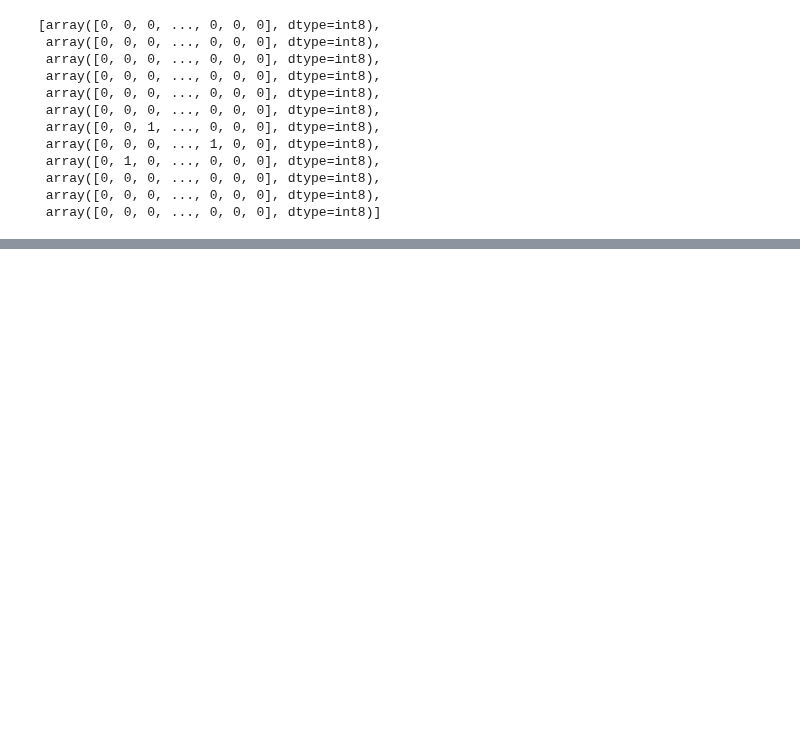
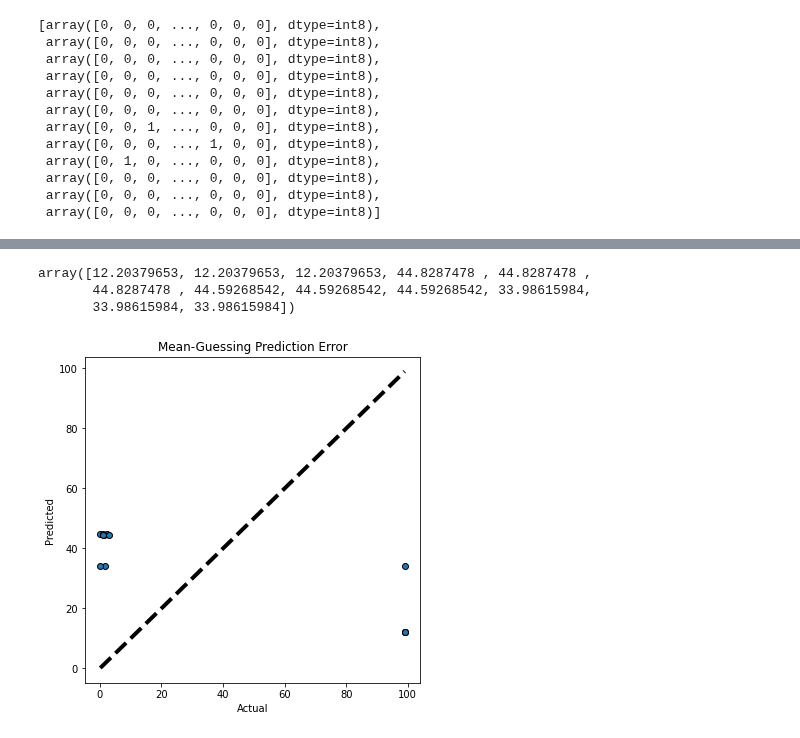
Before and after one commit to JacksonBurns/ArClOTs, a Jupyter notebook: ArClOTs_analysis.ipynb, the cells around one changed output, grey strips where cells are left out. Cells and saved outputs as stored; diff of their text form; code cells hidden in the pictures; blank space fills up the shorter version.

Commit message:
dummy models done

```diff
--- a/ArClOTs_analysis.ipynb
+++ b/ArClOTs_analysis.ipynb
@@ -121,0 +129,4 @@ fingerprints
+# %%
+from sklearn.model_selection import KFold
+# make our groups
+groups = KFold(n_splits=4)
@@ -121,0 +137,10 @@ fingerprints
+# %%
+from sklearn.dummy import DummyRegressor
+# setup our mean guessing model
+mean_model = DummyRegressor(strategy="mean")
+
+from sklearn.model_selection import cross_val_predict, cross_val_score
+mean_score_r2 = cross_val_score(mean_model, fingerprints, selectivity, cv=groups, scoring='r2')
+mean_score_MAE = cross_val_score(mean_model, fingerprints, selectivity, cv=groups, scoring='neg_mean_absolute_error')
+print(f"Average R2: {mean_score_r2.mean():.2f} +/- {mean_score_r2.std():.2f}")
+print(f"Average Mean Absolute Error: {-1*mean_score_MAE.mean():.2f} +/- {mean_score_MAE.std():.2f}")
@@ -121,0 +154,13 @@ fingerprints
+# %%
+mean_predictions = cross_val_predict(mean_model, fingerprints, selectivity, cv=groups)
+mean_predictions
+# %% [output]
+array([12.20379653, 12.20379653, 12.20379653, 44.8287478 , 44.8287478 ,
+       44.8287478 , 44.59268542, 44.59268542, 44.59268542, 33.98615984,
+       33.98615984, 33.98615984])
+# %%
+from helper_functions import prediction_error_plot
+
+prediction_error_plot(selectivity, mean_predictions, title='Mean-Guessing Prediction Error')
+# %% [output]
+[figure, added]
```
Also changed, not shown: parts of 6 cells of this notebook, 1 other file.
